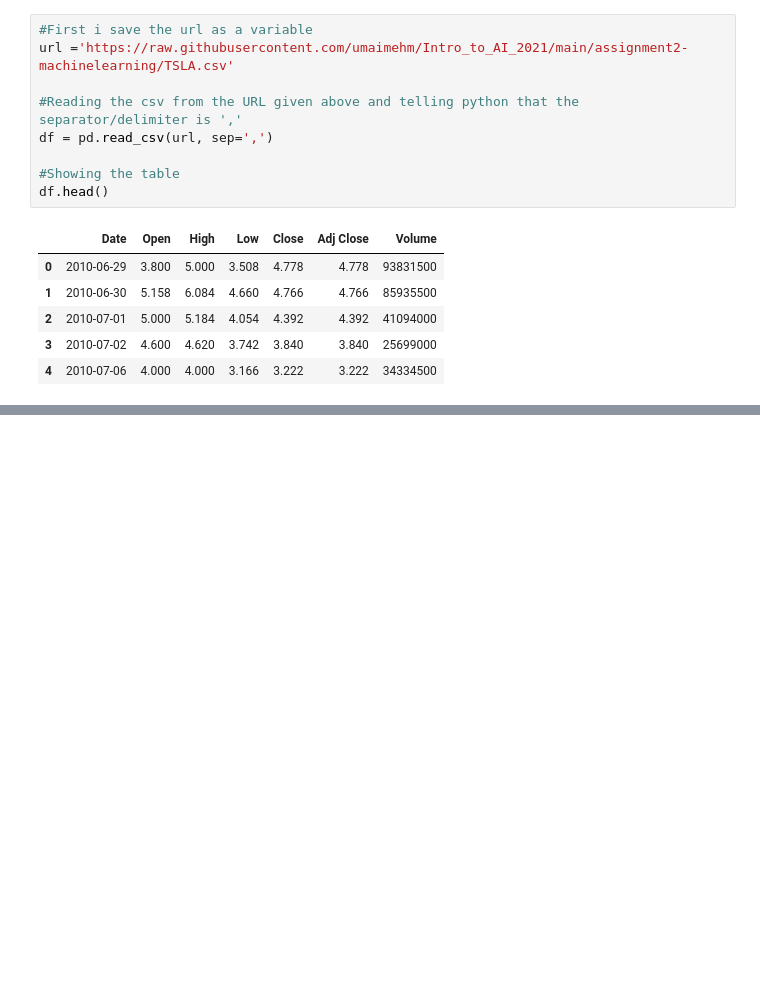
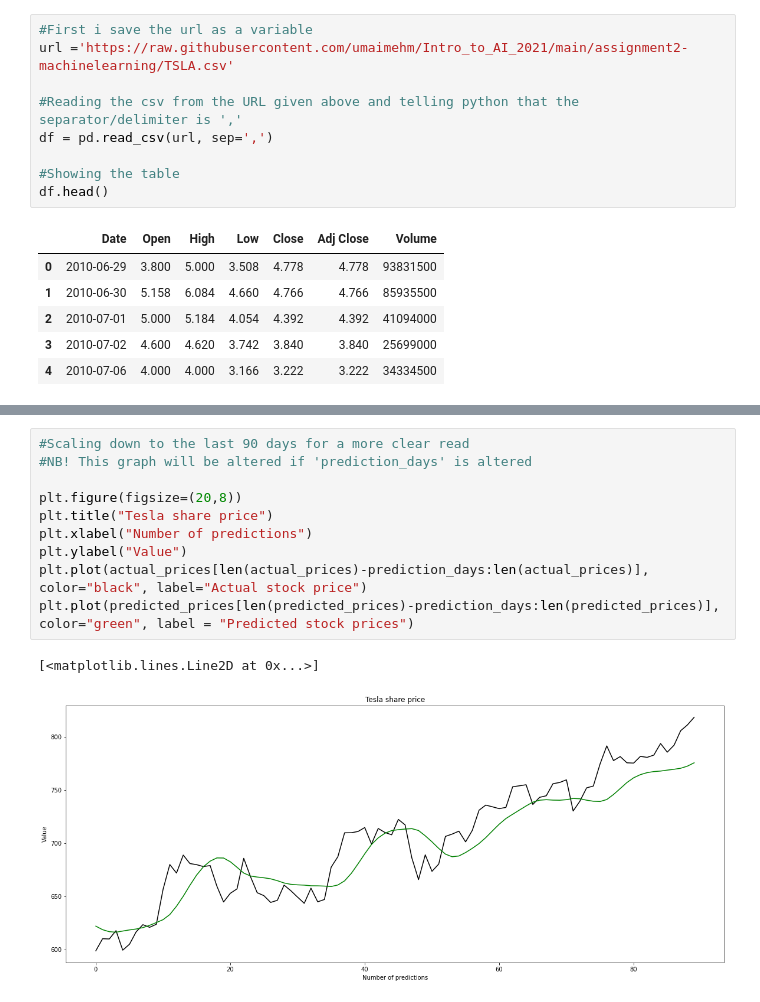
Before and after one commit to michaelekornrud/Oblig2_AI, a Jupyter notebook: Tesla.ipynb, the cells around one changed output, grey strips where cells are left out. Cells and saved outputs as stored; diff of their text form; blank space fills up the shorter version.

```diff
--- a/Tesla.ipynb
+++ b/Tesla.ipynb
@@ -210,0 +182,13 @@ Percentage of incorrect predictions:  94.94 %
+# %%
+#Scaling down to the last 90 days for a more clear read
+#NB! This graph will be altered if 'prediction_days' is altered
+
+plt.figure(figsize=(20,8))
+plt.title("Tesla share price")
+plt.xlabel("Number of predictions")
+plt.ylabel("Value")
+plt.plot(actual_prices[len(actual_prices)-prediction_days:len(actual_prices)], color="black", label="Actual stock price")
+plt.plot(predicted_prices[len(predicted_prices)-prediction_days:len(predicted_prices)], color="green", label = "Predicted stock prices")
+# %% [output]
+[<matplotlib.lines.Line2D at 0x...>]
+[figure, added]
```
Also changed, not shown: parts of 11 cells of this notebook.
